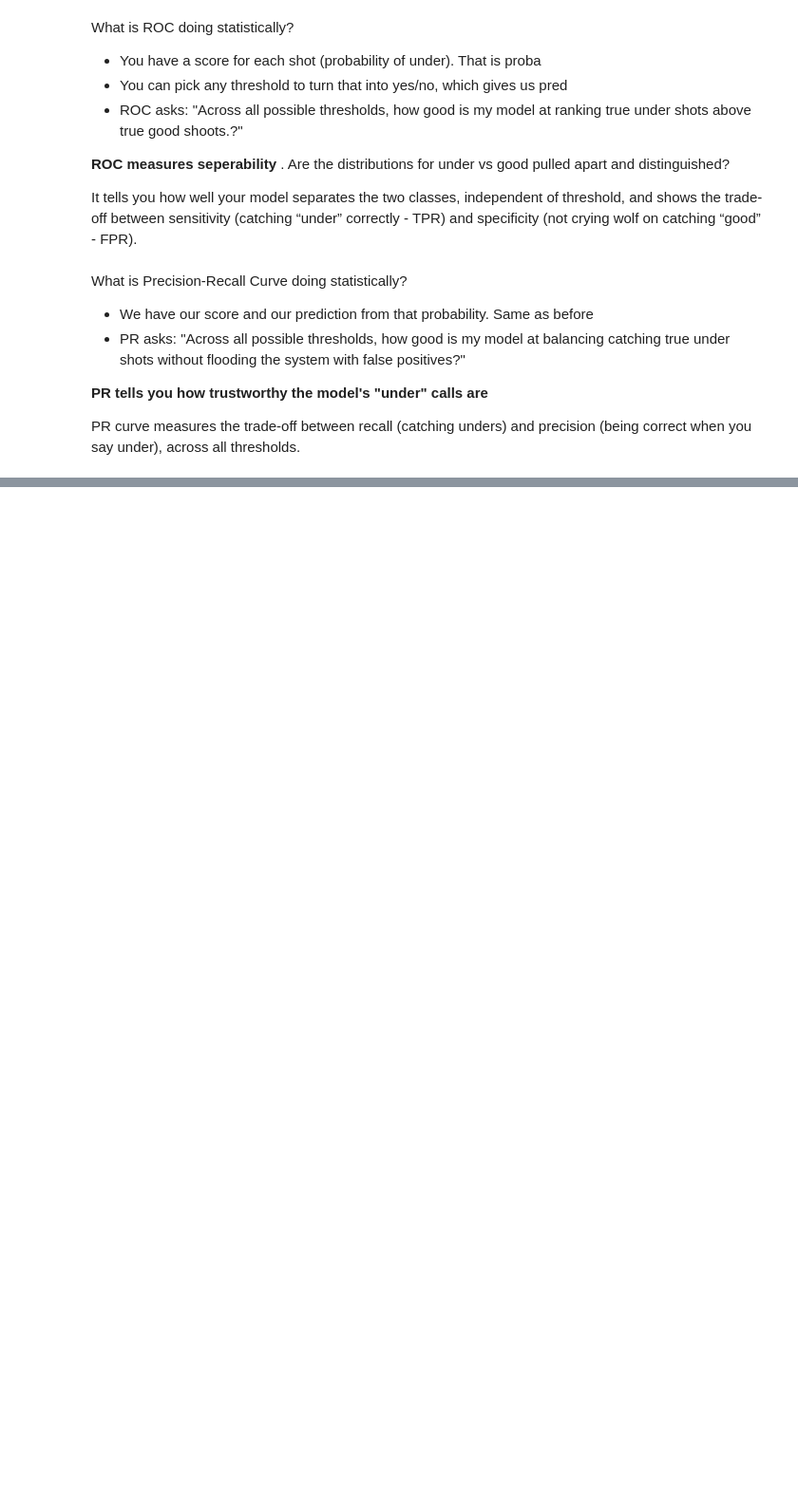
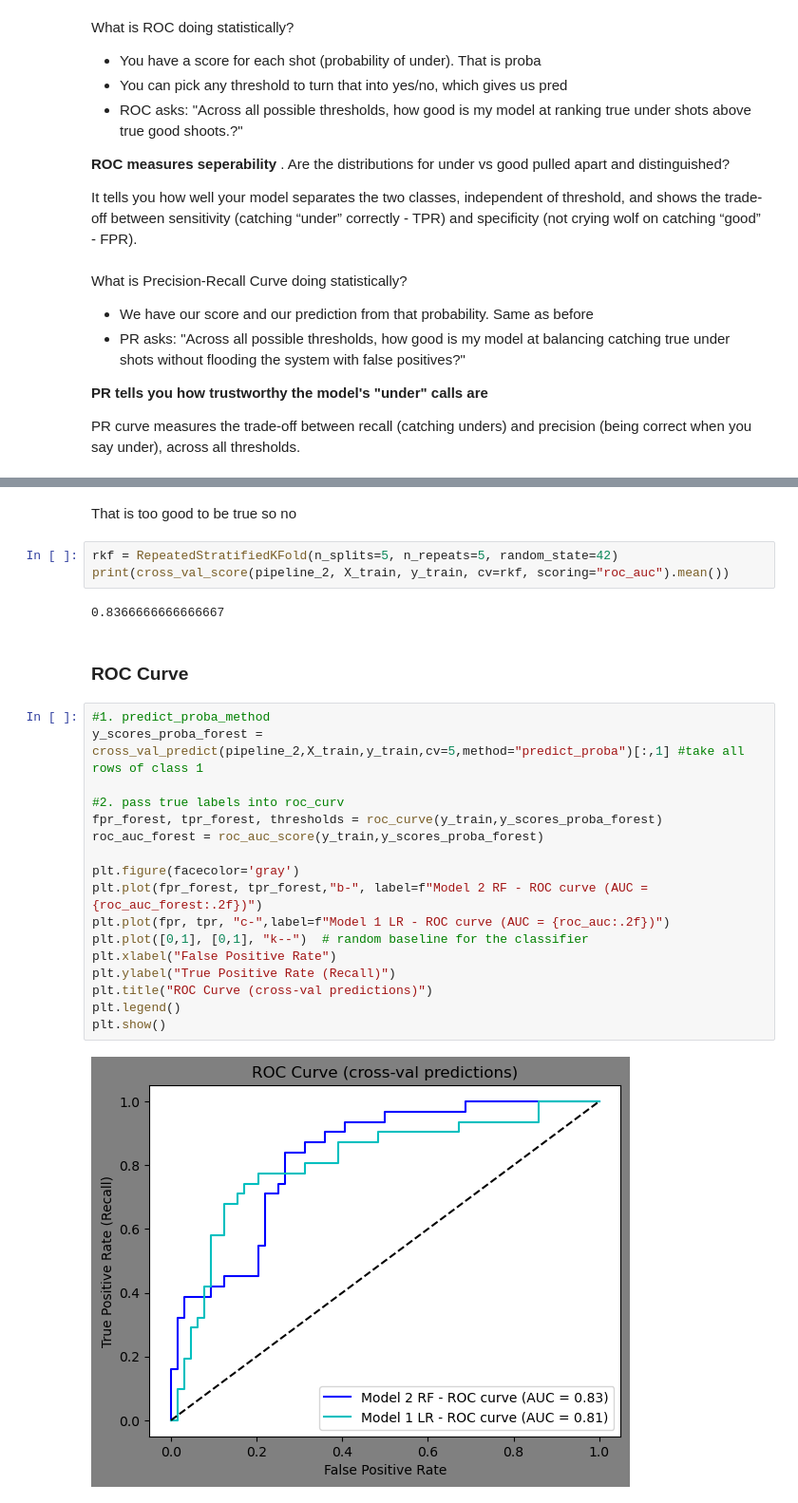
Before and after one commit to anichip/EspressFlowCV, a Jupyter notebook: initial_model.ipynb, the cells around one changed output, grey strips where cells are left out. Shown at 95% size. Cells and saved outputs as stored; diff of their text form; blank space fills up the shorter version.

```diff
--- a/initial_model.ipynb
+++ b/initial_model.ipynb
@@ -275,0 +328,28 @@ PR curve measures the trade-off between recall (catching unders) and precision (
+# %% [markdown]
+That is too good to be true so no
+# %%
+rkf = RepeatedStratifiedKFold(n_splits=5, n_repeats=5, random_state=42)
+print(cross_val_score(pipeline_2, X_train, y_train, cv=rkf, scoring="roc_auc").mean())
+# %% [output]
+0.8366666666666667
+# %% [markdown]
+### ROC Curve
+# %%
+#1. predict_proba_method
+y_scores_proba_forest = cross_val_predict(pipeline_2,X_train,y_train,cv=5,method="predict_proba")[:,1] #take all rows of class 1
+
+#2. pass true labels into roc_curv
+fpr_forest, tpr_forest, thresholds = roc_curve(y_train,y_scores_proba_forest)
+roc_auc_forest = roc_auc_score(y_train,y_scores_proba_forest)
+
+plt.figure(facecolor='gray')
+plt.plot(fpr_forest, tpr_forest,"b-", label=f"Model 2 RF - ROC curve (AUC = {roc_auc_forest:.2f})")
+plt.plot(fpr, tpr, "c-",label=f"Model 1 LR - ROC curve (AUC = {roc_auc:.2f})")
+plt.plot([0,1], [0,1], "k--")  # random baseline for the classifier
+plt.xlabel("False Positive Rate")
+plt.ylabel("True Positive Rate (Recall)")
+plt.title("ROC Curve (cross-val predictions)")
+plt.legend()
+plt.show()
+# %% [output]
+[figure, added]
```
Also changed, not shown: parts of 12 cells of this notebook, 1 other file.
